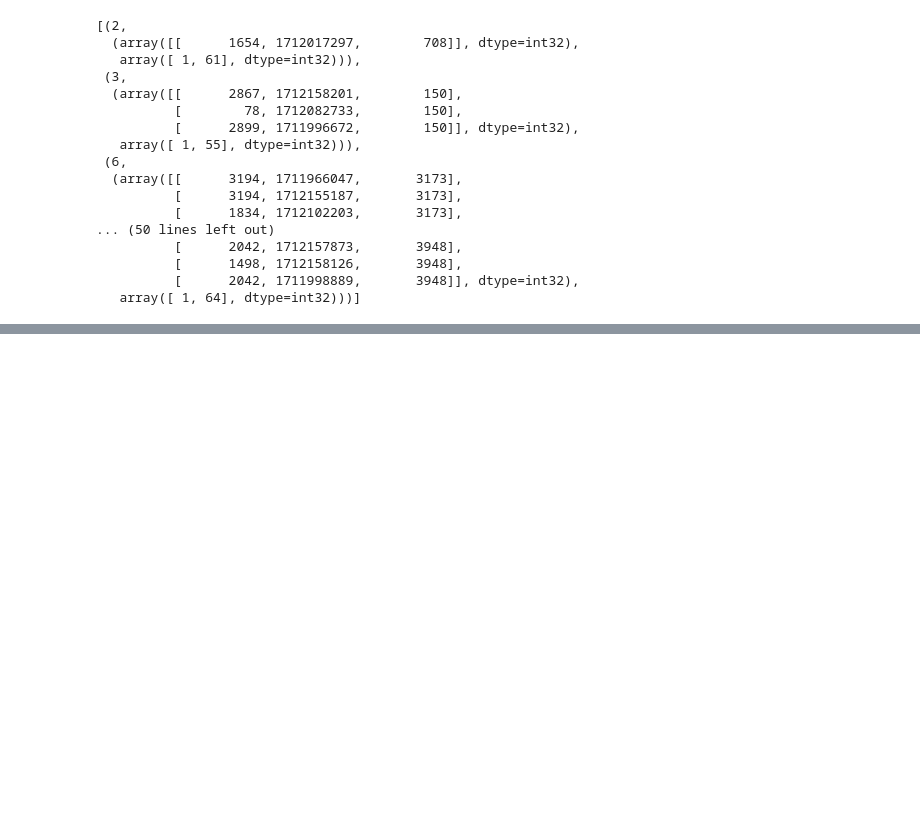
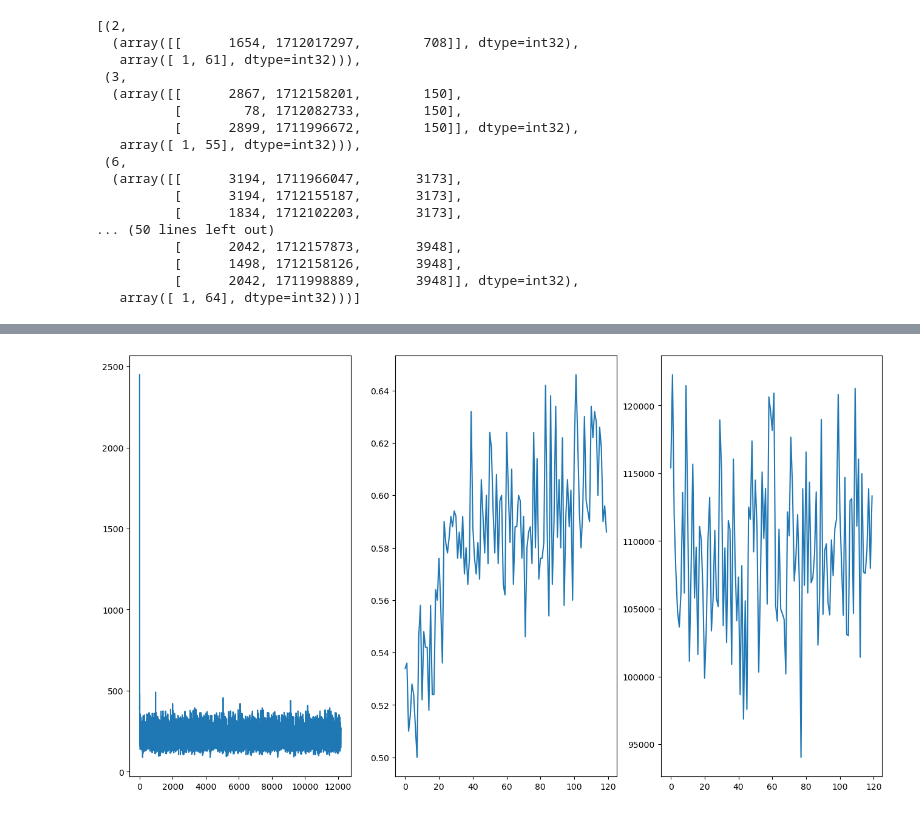
Before and after one commit to LLLida/vk_hse_hack, a Jupyter notebook: GenderPredict.ipynb, the cells around one changed output, grey strips where cells are left out. Drawn from its saved outputs; the diff is of its cells as text; code cells hidden in the pictures; blank space fills up the shorter version.

```diff
--- a/GenderPredict.ipynb
+++ b/GenderPredict.ipynb
@@ -330,8 +330,8 @@ print(domain_embedding_dim, geo_embedding_dim)
 # %% [output]
 3378 5533
 # %%
-train_dataset = list(train_set.items())
-train_dataset[:10]
+train_set = list(train_set.items())
+train_set[:10]
 # %% [output]
 [(2,
   (array([[      1654, 1712017297,        708]], dtype=int32),
@@ -402,4 +383,5 @@ class MY_RNN(nn.Module):
 # %%
-model = MY_RNN(domain_embedding_dim+1, geo_embedding_dim)
+model = MY_RNN(domain_embedding_dim+2, geo_embedding_dim+1)
 optimizer = torch.optim.Adam(model.parameters(), lr=1e-3)
-criterion = nn.CrossEntropyLoss()
+gender_criterion = nn.CrossEntropyLoss()
+age_criterion = nn.MSELoss()
@@ -406,33 +409,60 @@ criterion = nn.CrossEntropyLoss()
 # %%
 import time
+from tqdm import tqdm, trange
 import datetime
-from torch.utils.data import DataLoader, TensorDataset
+import matplotlib.pyplot as plt
+from torch.nn.utils.rnn import pad_sequence
+from IPython.display import clear_output
 
-batch_size = 16
-count = 100
-update_period = 10
+batch_size = 32
+count = len(train_set)
+update_period = 100
 
-dataset = MyDataset(train_dataset)
-dataloader = DataLoader(dataset, batch_size=batch_size, shuffle=True, collate_fn=custom_collate_fn)
+losses = []
+val_acc = []
+val_mse = []
 
-#for i, (_, (inp, pred)) in zip(range(count), train_dataset):
-    # domain_id = torch.LongTensor(inp[:, 0]+1)
-    # geo_id = torch.LongTensor(inp[:, 2])
-    # hour = list(map(lambda x: datetime.datetime.fromtimestamp(x).hour, inp[:, 1]))
-    # hour = torch.Tensor(np.array(hour) / 12.0 - 1.0)
+def smoothen(values):
+    from scipy.signal import fftconvolve, gaussian
+    kernel = gaussian(100, std=100)
+    kernel = kernel / np.sum(kernel)
+    return fftconvolve(values, kernel, 'valid')
 
-    # output = model(domain_id[None, :], geo_id[None, :], hour[None, :, None])
-for batch in dataloader:
-    domain_id, geo_id, hour, target = batch
+def hour_feature_engineering(inp):
+    hour = list(map(lambda x: datetime.datetime.fromtimestamp(x).hour, inp))
+    return torch.Tensor(np.array(hour) / 12.0 - 1.0)[:, None]
 
-    output = model(domain_id, geo_id, hour)
-    one_hot = np.eye(2)[pred[0]][None, :]
-    loss = criterion(output, torch.Tensor(one_hot))
+for epoch in trange(3):
+    for i in range(0, count, batch_size):
+        ts = train_set[i*batch_size: (i+1)*batch_size]
+        pred = np.array([x[1][1] for x in ts])
+        inp = [x[1][0] for x in ts]
+        if len(inp) == 0:
+            continue
 
-    optimizer.zero_grad()
-    loss.backward()
-    optimizer.step()
+        domain_id = pad_sequence([torch.LongTensor(x[:, 0]+1) for x in inp])
+        geo_id = pad_sequence([torch.LongTensor(x[:, 2]) for x in inp])
 
-    if i % update_period == update_period-1:
-        print('loss=',loss.item())
+        hour = pad_sequence([hour_feature_engineering(x[:, 1]) for x in inp])
+
+        gender, age = model(domain_id, geo_id, hour)
+        one_hot = np.eye(2)[pred[:, 0]]
+        loss = gender_criterion(gender, torch.Tensor(one_hot)) + age_criterion(age, torch.Tensor(pred[:, 1]))
+
+        optimizer.zero_grad()
+        loss.backward()
+        optimizer.step()
+
+        if (i//batch_size) % update_period == update_period-1:
+            acc, mse = compute_metrics(model, random.sample(val_set, 500))
+            val_acc.append(acc)
+            val_mse.append(mse)
+            clear_output(True)
+            fig, (ax1, ax2, ax3) = plt.subplots(ncols=3, figsize=(16, 9))
+            ax1.plot(losses)
+            ax2.plot(val_acc)
+            ax3.plot(val_mse)
+            plt.show()
+
+        losses.append(loss.item())
 # %% [output]
@@ -439,0 +469 @@ TypeError: expected Tensor as element 0 in argument 0, but got tuple
+[figure, added]
```
Also changed, not shown: parts of 4 cells of this notebook.
